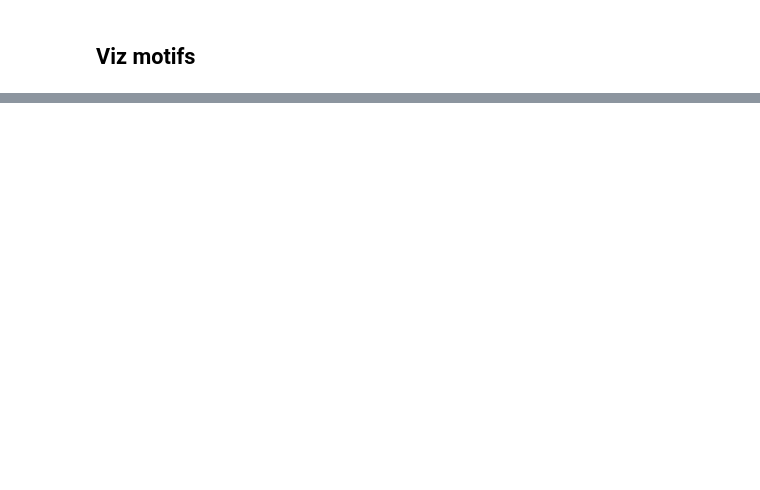
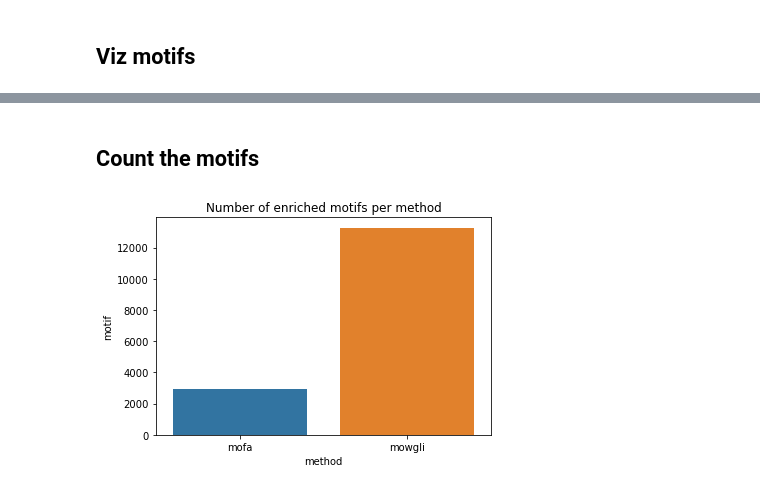
Before and after one commit to cantinilab/mowgli_reproducibility, a Jupyter notebook: visualize/visualize_motifs.ipynb, the cells around one changed output, grey strips where cells are left out. Cells and saved outputs as stored; diff of their text form; code cells hidden in the pictures; blank space fills up the shorter version.

```diff
--- a/visualize/visualize_motifs.ipynb
+++ b/visualize/visualize_motifs.ipynb
@@ -25,0 +9,22 @@ motifs
+# %%
+all_motifs = pd.DataFrame({})
+
+# Mowgli
+motifs_path = "/users/csb/huizing/Documents/PhD/Code/mowgli_reproducibility/enrich/motifs/"
+for i in range(50):
+    motifs = pd.read_csv(motifs_path + f"motifs_{i}.csv", index_col=0)
+    motifs = motifs[motifs["p.adjust"] < .05]
+    motifs = motifs[motifs["motif"].str.startswith("MA")]
+    motifs["dim"] = i
+    motifs["method"] = "mowgli"
+    all_motifs = pd.concat((all_motifs, motifs))
+
+# MOFA
+motifs_path = "/users/csb/huizing/Documents/PhD/Code/mowgli_reproducibility/enrich/motifs_mofa/"
+for i in range(15):
+    motifs = pd.read_csv(motifs_path + f"motifs_{i}.csv", index_col=0)
+    motifs = motifs[motifs["p.adjust"] < .05]
+    motifs = motifs[motifs["motif"].str.startswith("MA")]
+    motifs["dim"] = i
+    motifs["method"] = "mofa"
+    all_motifs = pd.concat((all_motifs, motifs))
@@ -25,0 +40,8 @@ motifs
+# %% [markdown]
+## Count the motifs
+# %%
+plt.title("Number of enriched motifs per method")
+sns.barplot(data=all_motifs.groupby("method")["motif"].count().reset_index(), x="method", y="motif")
+plt.show()
+# %% [output]
+[figure, added]
```
Also changed, not shown: parts of 17 cells of this notebook.
